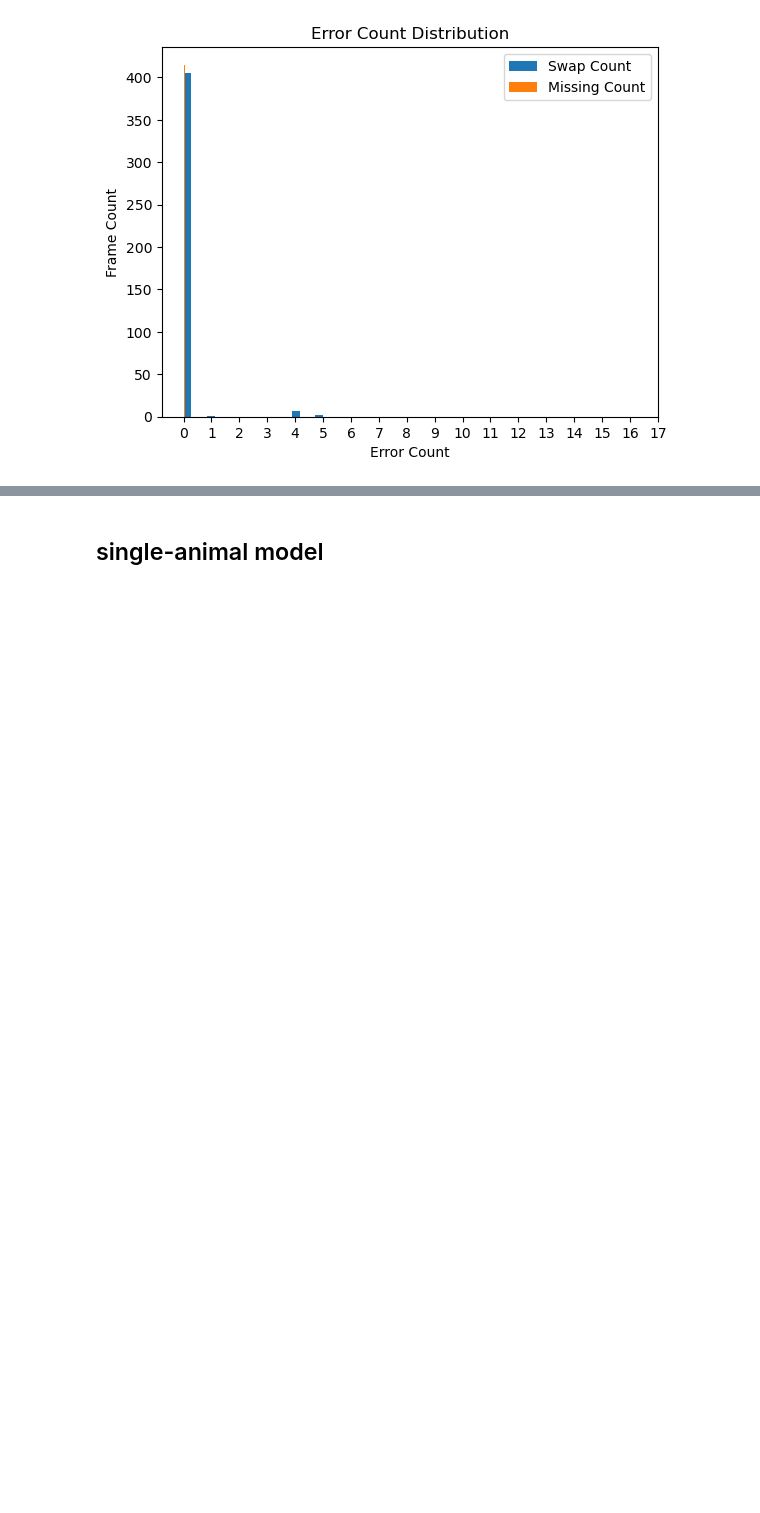
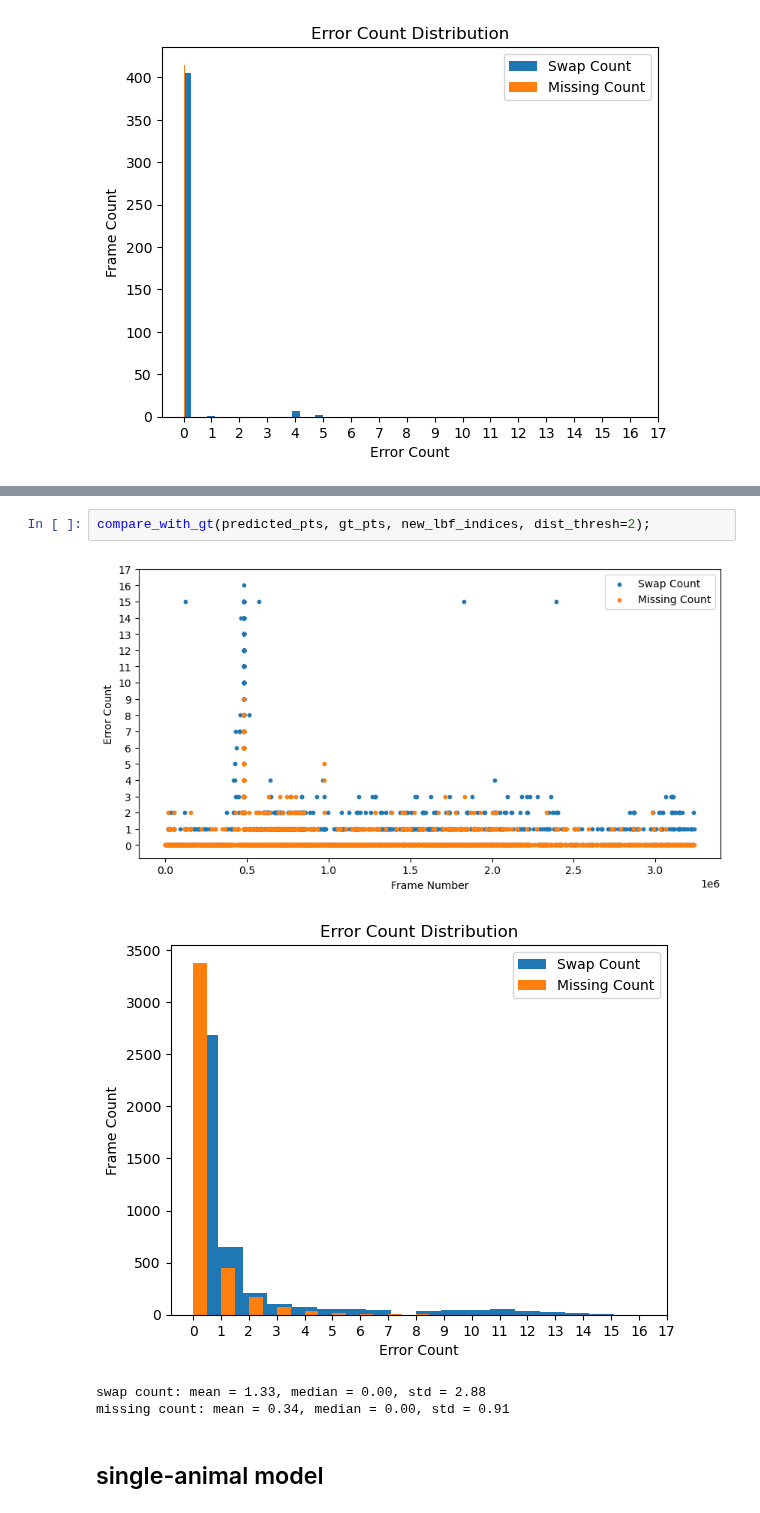
Before and after one commit to mingxiaowei/jelly-sleap, a Jupyter notebook: sleap/jelly/notebook/error_profiling_multi.ipynb, the cells around one changed output, grey strips where cells are left out. Drawn from its saved outputs; the diff is of its cells as text; blank space fills up the shorter version.

```diff
--- a/sleap/jelly/notebook/error_profiling_multi.ipynb
+++ b/sleap/jelly/notebook/error_profiling_multi.ipynb
@@ -305,3 +277,10 @@ swap_cnt_lst, missing_cnt_lst,filtered_ranges = eval_discrete_points(test_untrac
+# %%
+compare_with_gt(predicted_pts, gt_pts, new_lbf_indices, dist_thresh=2);
+# %% [output]
+[figure, added]
+[figure, added]
+swap count: mean = 1.33, median = 0.00, std = 2.88
+missing count: mean = 0.34, median = 0.00, std = 0.91
 # %% [markdown]
 ## single-animal model
 # %% [markdown]
```
Also changed, not shown: parts of 6 cells of this notebook, 7 other files.
